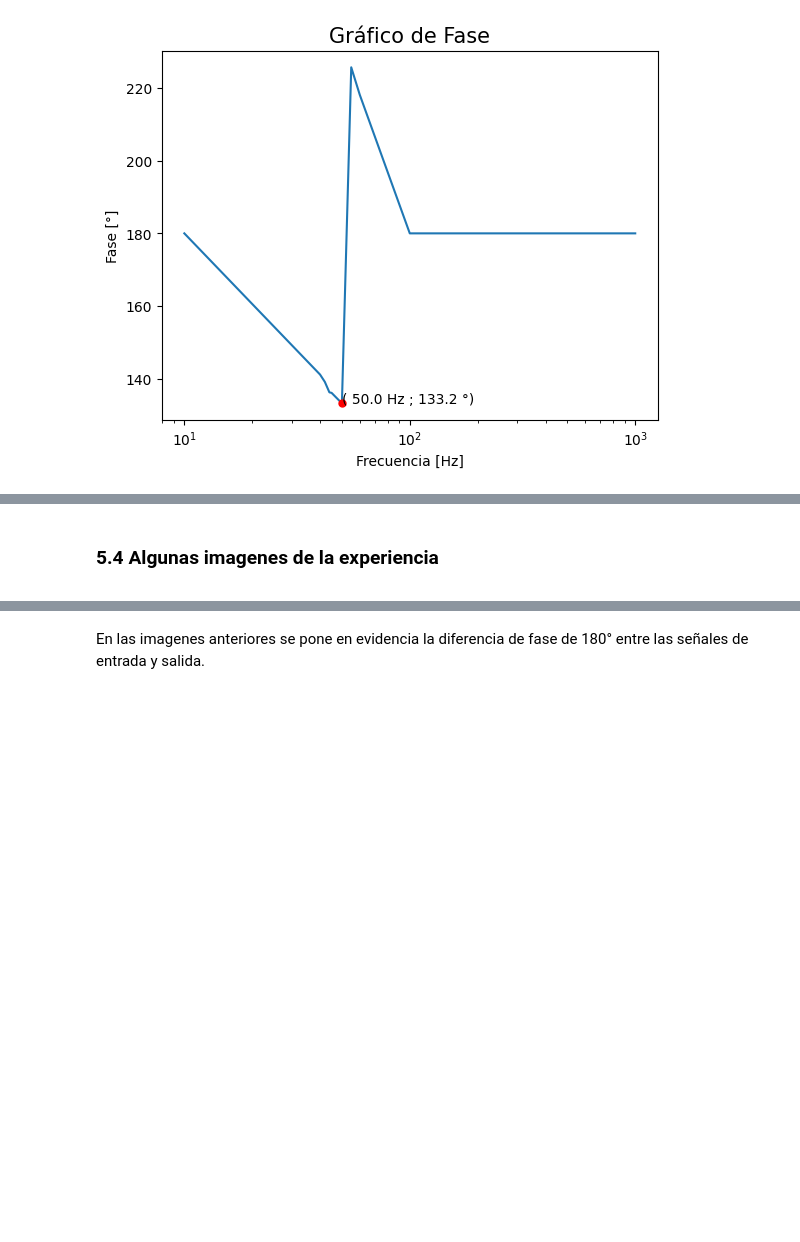
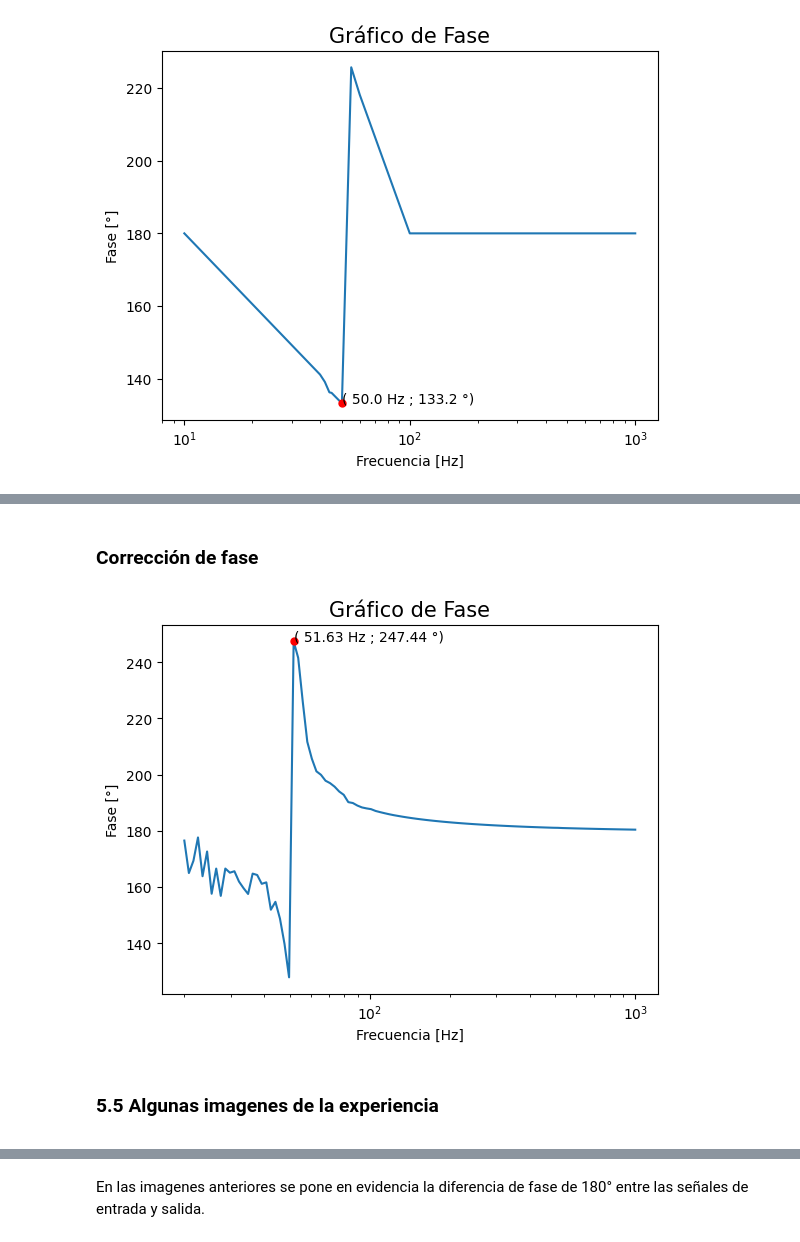
Before and after one commit to facundo-iglesias/TC2, a Jupyter notebook: TrabajoPractico_laboratorio1/TPL1.ipynb, the cells around one changed output, grey strips where cells are left out. Drawn from its saved outputs; the diff is of its cells as text; code cells hidden in the pictures; blank space fills up the shorter version.

```diff
--- a/TrabajoPractico_laboratorio1/TPL1.ipynb
+++ b/TrabajoPractico_laboratorio1/TPL1.ipynb
@@ -316,6 +332,15 @@ plotVector([x,y],["Gráfico de Fase","Frecuencia [Hz]","Fase [°]"],[x[5],y[5],"
+# %% [markdown]
+### Corrección de fase
+# %%
+df = pd.read_csv('./analizador/phase_corrected.csv', names=['Frec','Fase','Fase_corr'])
+y = df['Fase_corr']
+x = df['Frec']
+plotVector([x,y],["Gráfico de Fase","Frecuencia [Hz]","Fase [°]"],[x[24],y[24],"( {:,.2f} Hz ; {:,.2f} °)".format(x[24],y[24])])
+# %% [output]
+[figure, added]
 # %% [markdown]
-<a name="id5.4">
-    <h3>5.4 Algunas imagenes de la experiencia</h3>
+<a name="id5.5">
+    <h3>5.5 Algunas imagenes de la experiencia</h3>
 </a>
 # %% [markdown]
 <img src="./lab/lab1.jpg" align="center" width="400" height="600" />
```
Also changed, not shown: parts of 8 cells of this notebook, 7 other files.
